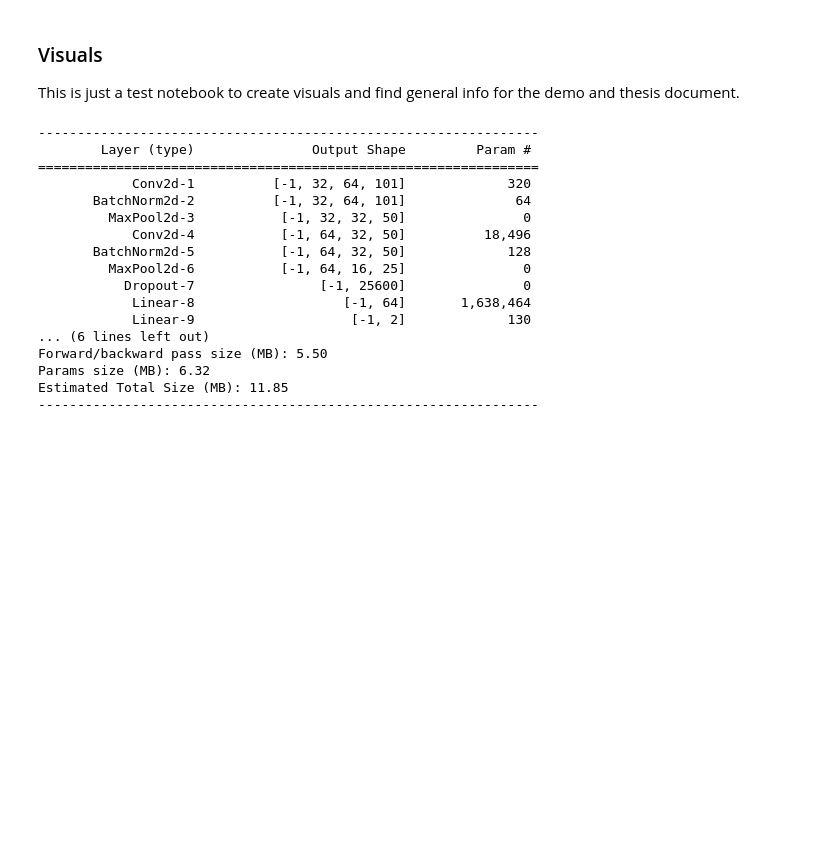
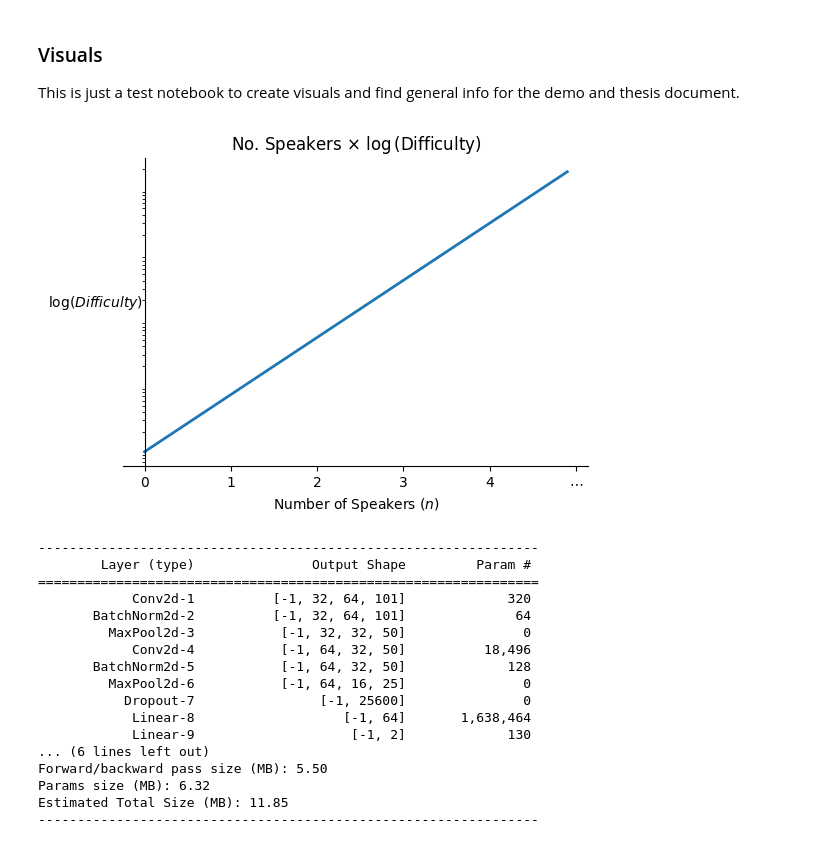
Before and after one commit to connorlyon10/MScProject, a Jupyter notebook: notebooks/Visuals.ipynb, the cells around one changed output. Drawn from its saved outputs; the diff is of its cells as text; code cells hidden in the pictures; blank space fills up the shorter version.

```diff
--- a/notebooks/Visuals.ipynb
+++ b/notebooks/Visuals.ipynb
@@ -20,6 +20,39 @@ from scipy.io import wavfile
 from src.utils.SpectrogramExtractor import SpectrogramExtractor
 from src.model import ConvCount, ConvVAD, config, config_postVAD, config_VAD
 from src.utils.helpers import *
+# %%
+import numpy as np
+import matplotlib.pyplot as plt
+
+# Data
+x = np.arange(0, 5, 0.1)
+y = np.exp(2 * x)
+
+# Plot
+plt.figure(figsize=(6, 4))
+plt.plot(x, y, linewidth=2)
+
+# Log scale
+plt.yscale('log')
+
+# Formatting
+plt.xlabel("Number of Speakers ($n$)")
+plt.ylabel(r"$\log(Difficulty)$", rotation=0, labelpad=30)
+positions = [0, 1, 2, 3, 4, 5]
+labels = ['0', '1', '2', '3', '4', '$\cdots$']
+plt.xticks(positions, labels)
+plt.yticks([])  # remove y ticks
+plt.gca().spines['left'].set_position(('data', 0))  # shift y-axis to x=0
+plt.gca().spines['right'].set_color('none')
+plt.gca().spines['top'].set_color('none')
+
+# Hide grid/legend
+plt.grid(False)
+plt.title(r'No. Speakers $\times$ $\log$(Difficulty)')
+
+plt.show()
+# %% [output]
+[figure, added]
 # %%
 import torch
 import torch.nn as nn
```
Also changed, not shown: 7 other files.
